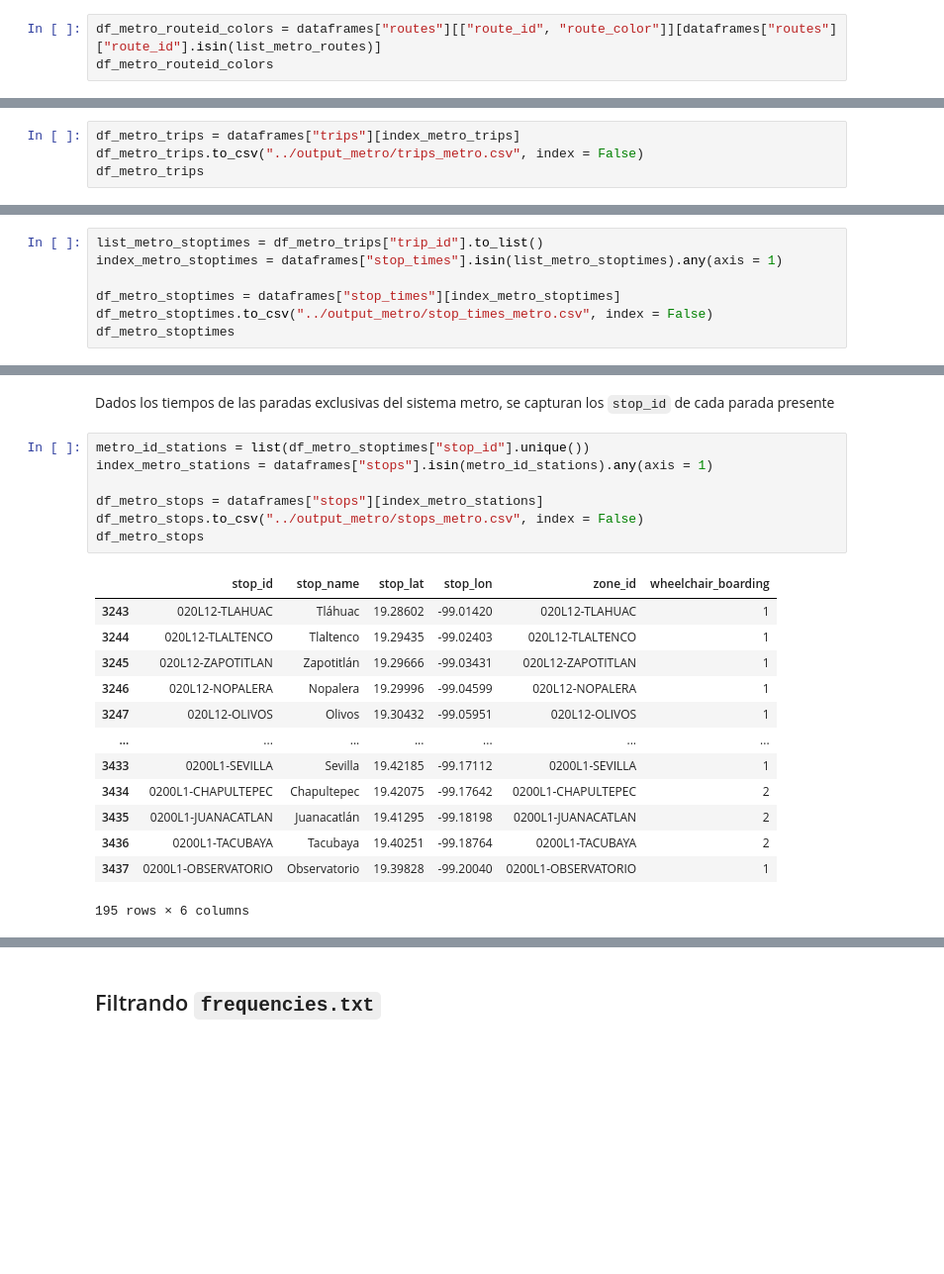
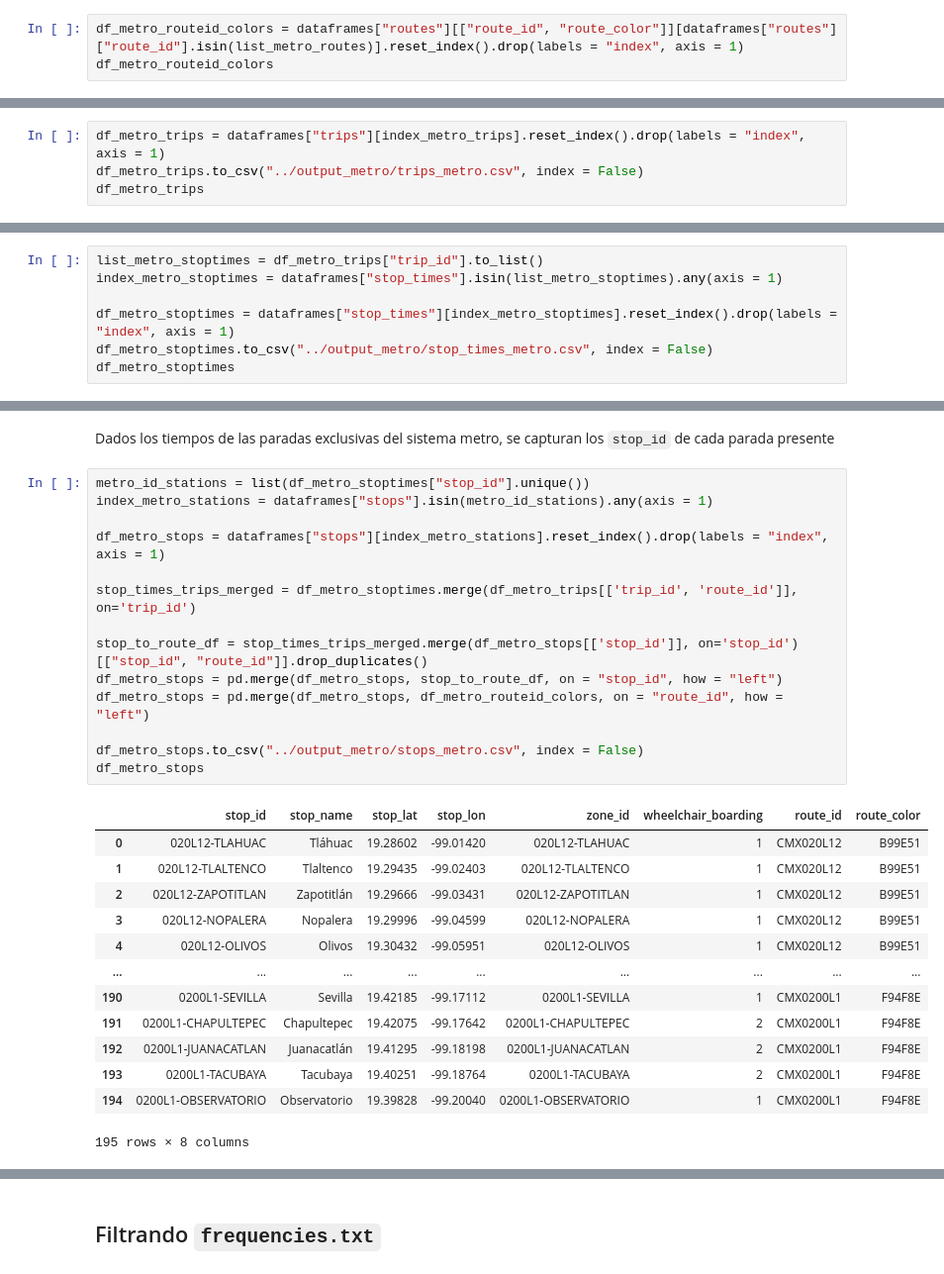
Before and after one commit to FedeSS99/MCE-TSP-Optimizacion, a Jupyter notebook: syntax/03_CreacionDBMetro.ipynb, the cells around one changed output, grey strips where cells are left out. Shown: that part at 99% size. Saved outputs shown, nothing was run; the diff lists cells and outputs as text; blank space fills up the shorter version.

Commit message:
Fix bad color mapping for metro routes

```diff
--- a/syntax/03_CreacionDBMetro.ipynb
+++ b/syntax/03_CreacionDBMetro.ipynb
@@ -40,7 +41,7 @@ list_metro_routes
 # %% [markdown]
 Capturamos las rutas y sus colores hexadecimales correspondientes
 # %%
-df_metro_routeid_colors = dataframes["routes"][["route_id", "route_color"]][dataframes["routes"]["route_id"].isin(list_metro_routes)]
+df_metro_routeid_colors = dataframes["routes"][["route_id", "route_color"]][dataframes["routes"]["route_id"].isin(list_metro_routes)].reset_index().drop(labels = "index", axis = 1)
 df_metro_routeid_colors
 # %% [output]
 |  | route_id | route_color |
@@ -65,7 +66,7 @@ index_metro_trips = dataframes["trips"].isin(list_metro_routes).any(axis = 1)
 # %% [markdown]
 Obtenemos el dataframe asociado a los viajes (trips)
 # %%
-df_metro_trips = dataframes["trips"][index_metro_trips]
+df_metro_trips = dataframes["trips"][index_metro_trips].reset_index().drop(labels = "index", axis = 1)
 df_metro_trips.to_csv("../output_metro/trips_metro.csv", index = False)
 df_metro_trips
 # %% [output]
@@ -132,7 +162,7 @@ Capturamos los datos de tiempos de paradas asociados a las rutas del metro
 list_metro_stoptimes = df_metro_trips["trip_id"].to_list()
 index_metro_stoptimes = dataframes["stop_times"].isin(list_metro_stoptimes).any(axis = 1)
 
-df_metro_stoptimes = dataframes["stop_times"][index_metro_stoptimes]
+df_metro_stoptimes = dataframes["stop_times"][index_metro_stoptimes].reset_index().drop(labels = "index", axis = 1)
 df_metro_stoptimes.to_csv("../output_metro/stop_times_metro.csv", index = False)
 df_metro_stoptimes
 # %% [output]
@@ -156,21 +186,28 @@ Dados los tiempos de las paradas exclusivas del sistema metro, se capturan los `
 # %%
 metro_id_stations = list(df_metro_stoptimes["stop_id"].unique())
 index_metro_stations = dataframes["stops"].isin(metro_id_stations).any(axis = 1)
 
-df_metro_stops = dataframes["stops"][index_metro_stations]
+df_metro_stops = dataframes["stops"][index_metro_stations].reset_index().drop(labels = "index", axis = 1)
+
+stop_times_trips_merged = df_metro_stoptimes.merge(df_metro_trips[['trip_id', 'route_id']], on='trip_id')
+
+stop_to_route_df = stop_times_trips_merged.merge(df_metro_stops[['stop_id']], on='stop_id')[["stop_id", "route_id"]].drop_duplicates()
+df_metro_stops = pd.merge(df_metro_stops, stop_to_route_df, on = "stop_id", how = "left")
+df_metro_stops = pd.merge(df_metro_stops, df_metro_routeid_colors, on = "route_id", how = "left")
+
 df_metro_stops.to_csv("../output_metro/stops_metro.csv", index = False)
 df_metro_stops
 # %% [output]
-|  | stop_id | stop_name | stop_lat | stop_lon | zone_id | wheelchair_boarding |
-| 3243 | 020L12-TLAHUAC | Tláhuac | 19.28602 | -99.01420 | 020L12-TLAHUAC | 1 |
-| 3244 | 020L12-TLALTENCO | Tlaltenco | 19.29435 | -99.02403 | 020L12-TLALTENCO | 1 |
-| 3245 | 020L12-ZAPOTITLAN | Zapotitlán | 19.29666 | -99.03431 | 020L12-ZAPOTITLAN | 1 |
-| 3246 | 020L12-NOPALERA | Nopalera | 19.29996 | -99.04599 | 020L12-NOPALERA | 1 |
-| 3247 | 020L12-OLIVOS | Olivos | 19.30432 | -99.05951 | 020L12-OLIVOS | 1 |
-| ... | ... | ... | ... | ... | ... | ... |
-| 3433 | 0200L1-SEVILLA | Sevilla | 19.42185 | -99.17112 | 0200L1-SEVILLA | 1 |
-| 3434 | 0200L1-CHAPULTEPEC | Chapultepec | 19.42075 | -99.17642 | 0200L1-CHAPULTEPEC | 2 |
-| 3435 | 0200L1-JUANACATLAN | Juanacatlán | 19.41295 | -99.18198 | 0200L1-JUANACATLAN | 2 |
-| 3436 | 0200L1-TACUBAYA | Tacubaya | 19.40251 | -99.18764 | 0200L1-TACUBAYA | 2 |
-| 3437 | 0200L1-OBSERVATORIO | Observatorio | 19.39828 | -99.20040 | 0200L1-OBSERVATORIO | 1 |
+|  | stop_id | stop_name | stop_lat | stop_lon | zone_id | wheelchair_boarding | route_id | route_color |
+| 0 | 020L12-TLAHUAC | Tláhuac | 19.28602 | -99.01420 | 020L12-TLAHUAC | 1 | CMX020L12 | B99E51 |
+| 1 | 020L12-TLALTENCO | Tlaltenco | 19.29435 | -99.02403 | 020L12-TLALTENCO | 1 | CMX020L12 | B99E51 |
+| 2 | 020L12-ZAPOTITLAN | Zapotitlán | 19.29666 | -99.03431 | 020L12-ZAPOTITLAN | 1 | CMX020L12 | B99E51 |
+| 3 | 020L12-NOPALERA | Nopalera | 19.29996 | -99.04599 | 020L12-NOPALERA | 1 | CMX020L12 | B99E51 |
+| 4 | 020L12-OLIVOS | Olivos | 19.30432 | -99.05951 | 020L12-OLIVOS | 1 | CMX020L12 | B99E51 |
+| ... | ... | ... | ... | ... | ... | ... | ... | ... |
+| 190 | 0200L1-SEVILLA | Sevilla | 19.42185 | -99.17112 | 0200L1-SEVILLA | 1 | CMX0200L1 | F94F8E |
+| 191 | 0200L1-CHAPULTEPEC | Chapultepec | 19.42075 | -99.17642 | 0200L1-CHAPULTEPEC | 2 | CMX0200L1 | F94F8E |
+| 192 | 0200L1-JUANACATLAN | Juanacatlán | 19.41295 | -99.18198 | 0200L1-JUANACATLAN | 2 | CMX0200L1 | F94F8E |
+| 193 | 0200L1-TACUBAYA | Tacubaya | 19.40251 | -99.18764 | 0200L1-TACUBAYA | 2 | CMX0200L1 | F94F8E |
+| 194 | 0200L1-OBSERVATORIO | Observatorio | 19.39828 | -99.20040 | 0200L1-OBSERVATORIO | 1 | CMX0200L1 | F94F8E |
-195 rows × 6 columns
+195 rows × 8 columns
```
Also changed, not shown: parts of 13 cells of this notebook.
